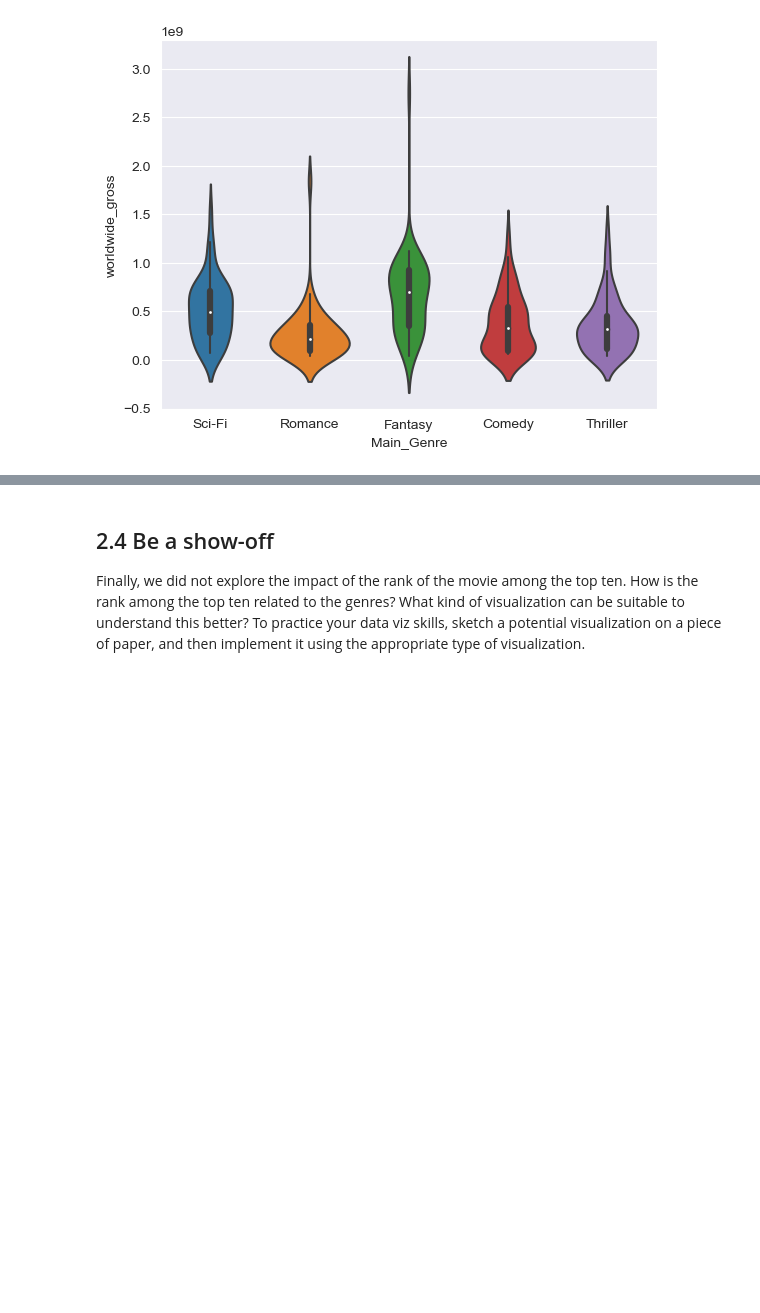
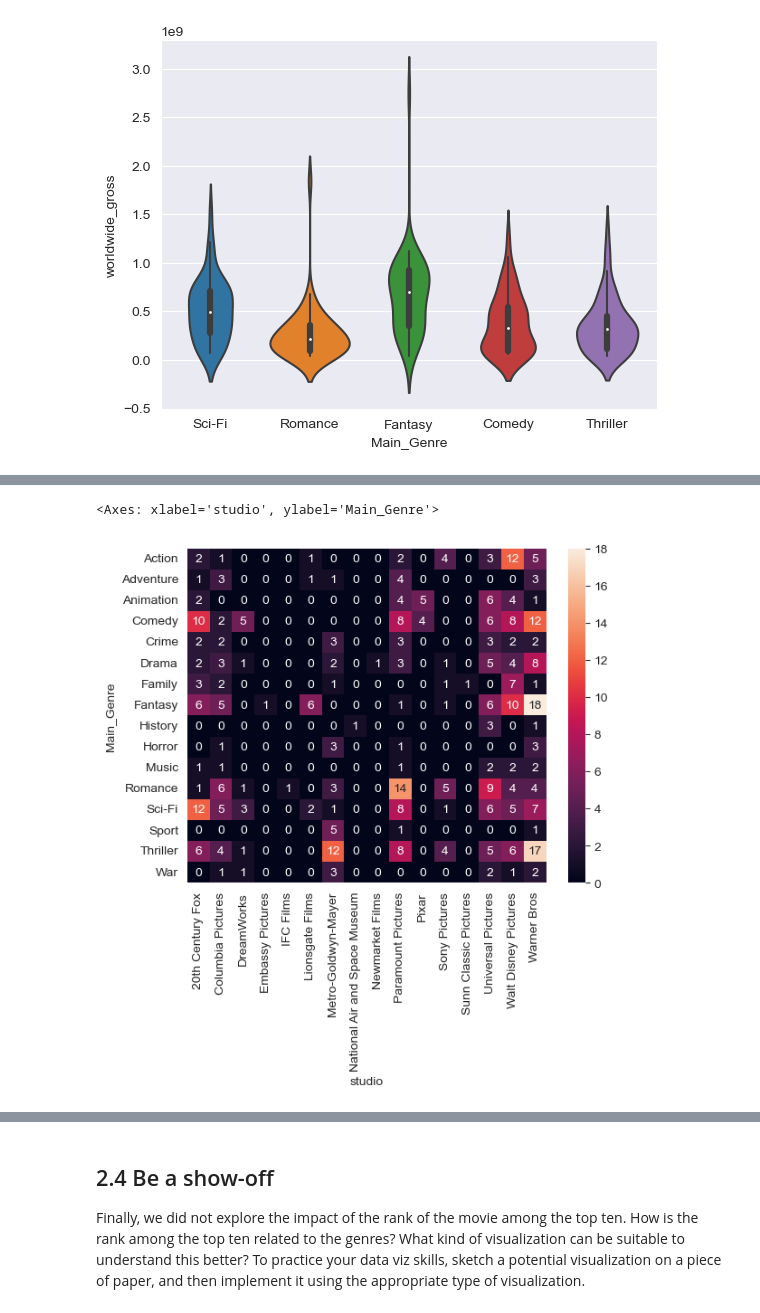
Before and after one commit to 2Tricky4u/ADA2023, a Jupyter notebook: Exercises/02 - Data viz and data from the web/Becoming a DataVizard exercise.ipynb, the cells around one changed output, grey strips where cells are left out. Drawn from its saved outputs; the diff is of its cells as text; code cells hidden in the pictures; blank space fills up the shorter version.

```diff
--- a/Exercises/02 - Data viz and data from the web/Becoming a DataVizard exercise.ipynb
+++ b/Exercises/02 - Data viz and data from the web/Becoming a DataVizard exercise.ipynb
@@ -252,5 +295,10 @@ plt.errorbar(year_gross_sum.index, year_gross_sum, yerr=year_gross_stats['std'],
 <img src="figure4.jpg" style="width: 500px;" align="left">
 # %%
 # Write your code to make the first heatmap here
+cross1 = pd.crosstab(movies['Main_Genre'], movies['studio'])
+sns.heatmap(cross1, annot=True, vmax=18, vmin=0)
+# %% [output]
+<Axes: xlabel='studio', ylabel='Main_Genre'>
+[figure, added]
 # %%
 # Write your code to make the second heatmap here
```
Also changed, not shown: parts of 9 cells of this notebook.
